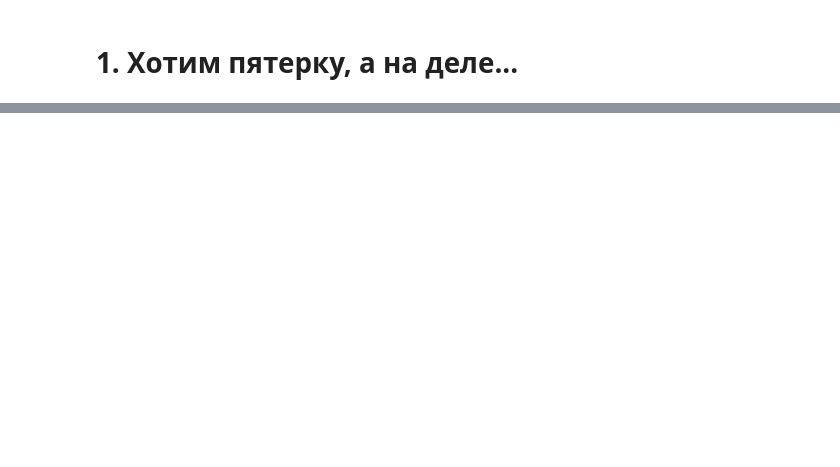
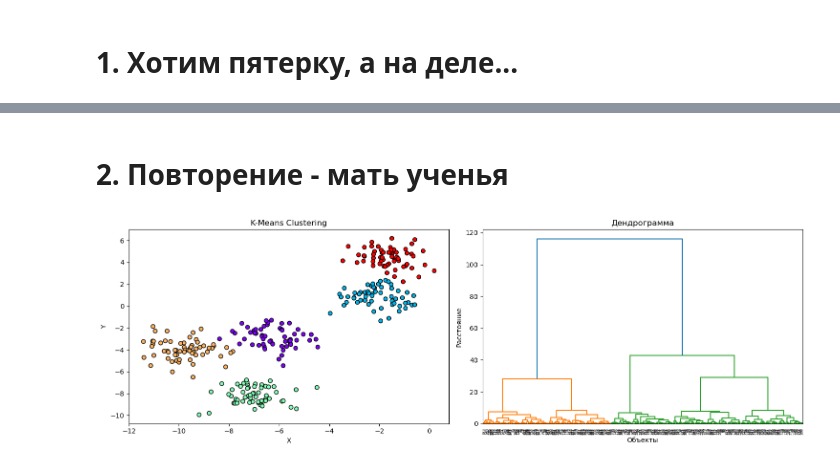
Before and after one commit to VDM0108/computational_mathematicks, a Jupyter notebook: hw-2/hw-2-4.ipynb, the cells around one changed output, grey strips where cells are left out. Cells and saved outputs as stored; diff of their text form; code cells hidden in the pictures; blank space fills up the shorter version.

```diff
--- a/hw-2/hw-2-4.ipynb
+++ b/hw-2/hw-2-4.ipynb
@@ -77,0 +79,32 @@ best Davies-Bouldin: 2
+# %% [markdown]
+# 2. Повторение - мать ученья
+# %%
+import numpy as np
+import matplotlib.pyplot as plt
+from sklearn.datasets import make_blobs
+from sklearn.cluster import AgglomerativeClustering
+from scipy.cluster.hierarchy import dendrogram, linkage
+
+# Генерация данных
+X, y = make_blobs(n_samples=300, centers=5, cluster_std=0.85, random_state=1)
+
+agglom_clustering = AgglomerativeClustering(n_clusters=5,
+                                            linkage = 'ward') # n_clusters - где обрезать дендрограмму
+clusters = agglom_clustering.fit_predict(X)
+
+Z = linkage(X, method='ward')
+fig, axs = plt.subplots(1, 2, figsize=(15, 5))
+axs[0].scatter(X[:, 0], X[:, 1], c=clusters, cmap='rainbow', edgecolor='k')
+axs[0].set_title('K-Means Clustering')
+axs[0].set_xlabel('X')
+axs[0].set_ylabel('Y')
+
+dendrogram(Z, ax=axs[1])
+axs[1].set_title('Дендрограмма')
+axs[1].set_xlabel('Объекты')
+axs[1].set_ylabel('Расстояние')
+
+plt.tight_layout()
+plt.show()
+# %% [output]
+[figure, added]
```
Also changed, not shown: parts of 9 cells of this notebook, 1 other file.
